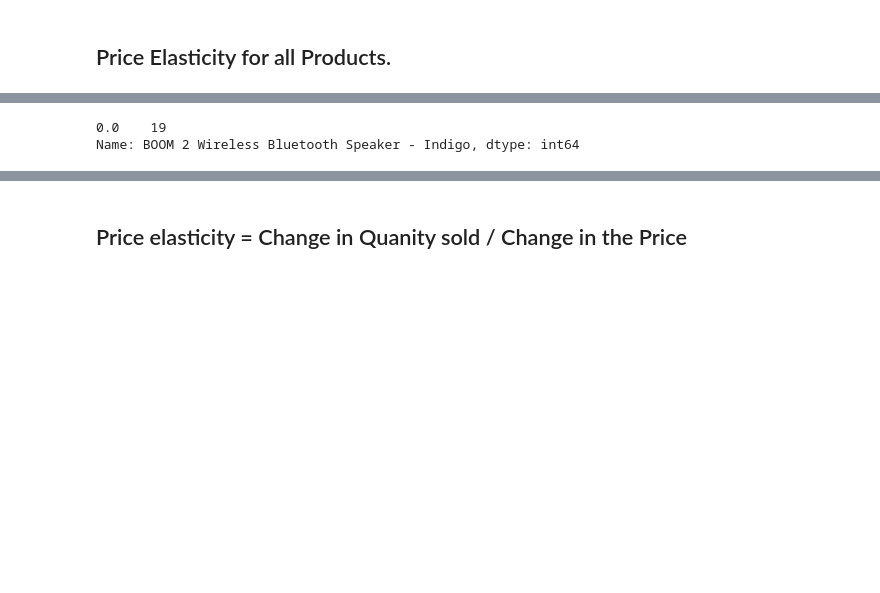
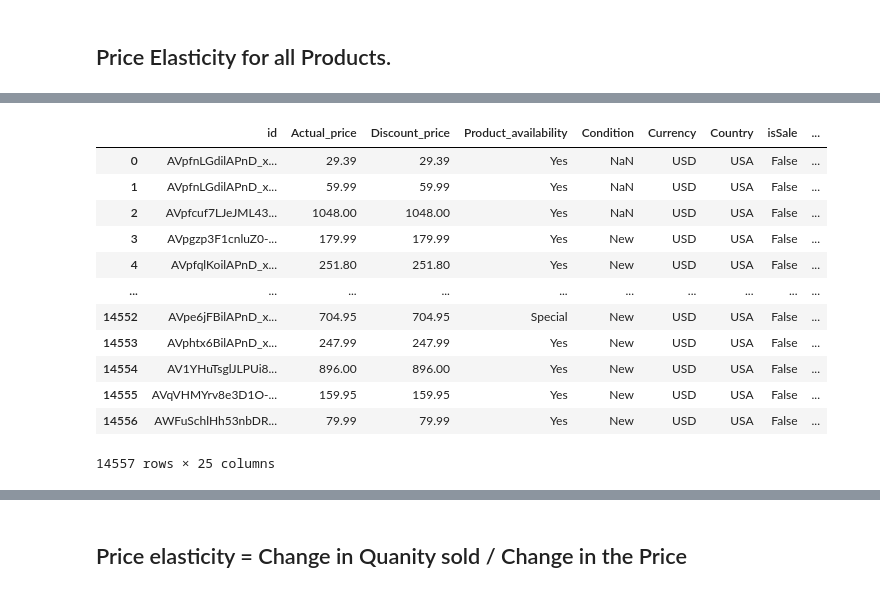
Before and after one commit to prasad-wakchoure/project, a Jupyter notebook: Siddharth/03-Model.ipynb, the cells around one changed output, grey strips where cells are left out. Saved outputs shown, nothing was run; the diff lists cells and outputs as text; code cells hidden in the pictures; blank space fills up the shorter version.

```diff
--- a/Siddharth/03-Model.ipynb
+++ b/Siddharth/03-Model.ipynb
@@ -27,2 +30,2 @@ os.chdir("data")
 # %%
-df = pd.read_csv("CleanedData.csv")
+df = pd.read_csv("DatafinitiElectronicsProductsPricingData_Cleaned_dataset.csv")
@@ -59,6 +71,7 @@ df["Year"].value_counts()
 Name: Year, dtype: int64
 # %%
 #dfx = df[df["Category_name"].str.contains("speaker",case=False)]
-dfx= df[(df["Year"]==2017) | (df["Year"]==2018)]
+#dfx= df[(df["Year"]==2017) | (df["Year"]==2018)]
+dfx=df
 # %%
 dfx = dfx.reset_index(drop=True)
@@ -179,5 +78,16 @@ y_new_.head(5)
-# %%
-x_new_["BOOM 2 Wireless Bluetooth Speaker - Indigo"].value_counts()
-# %% [output]
-0.0    19
-Name: BOOM 2 Wireless Bluetooth Speaker - Indigo, dtype: int64
+# %%
+dfx.sort_values(by=['Formatted_date'],ignore_index=True)
+# %% [output]
+|  | id | Actual_price | Discount_price | Product_availability | Condition | Currency | Country | isSale | ... |
+| 0 | AVpfnLGdilAPnD_x... | 29.39 | 29.39 | Yes | NaN | USD | USA | False | ... |
+| 1 | AVpfnLGdilAPnD_x... | 59.99 | 59.99 | Yes | NaN | USD | USA | False | ... |
+| 2 | AVpfcuf7LJeJML43... | 1048.00 | 1048.00 | Yes | NaN | USD | USA | False | ... |
+| 3 | AVpgzp3F1cnluZ0-... | 179.99 | 179.99 | Yes | New | USD | USA | False | ... |
+| 4 | AVpfqlKoilAPnD_x... | 251.80 | 251.80 | Yes | New | USD | USA | False | ... |
+| ... | ... | ... | ... | ... | ... | ... | ... | ... | ... |
+| 14552 | AVpe6jFBilAPnD_x... | 704.95 | 704.95 | Special | New | USD | USA | False | ... |
+| 14553 | AVphtx6BilAPnD_x... | 247.99 | 247.99 | Yes | New | USD | USA | False | ... |
+| 14554 | AV1YHuTsglJLPUi8... | 896.00 | 896.00 | Yes | New | USD | USA | False | ... |
+| 14555 | AVqVHMYrv8e3D1O-... | 159.95 | 159.95 | Yes | New | USD | USA | False | ... |
+| 14556 | AWFuSchlHh53nbDR... | 79.99 | 79.99 | Yes | New | USD | USA | False | ... |
+14557 rows × 25 columns
```
Also changed, not shown: parts of 60 cells of this notebook, 4 other files.
